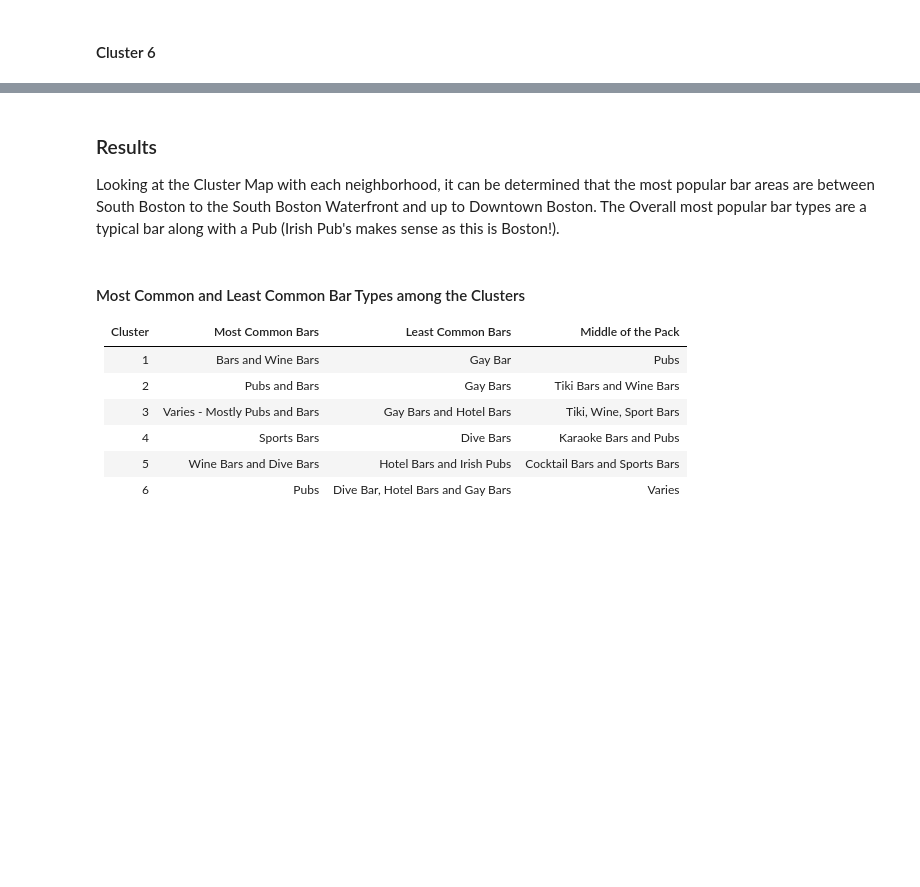
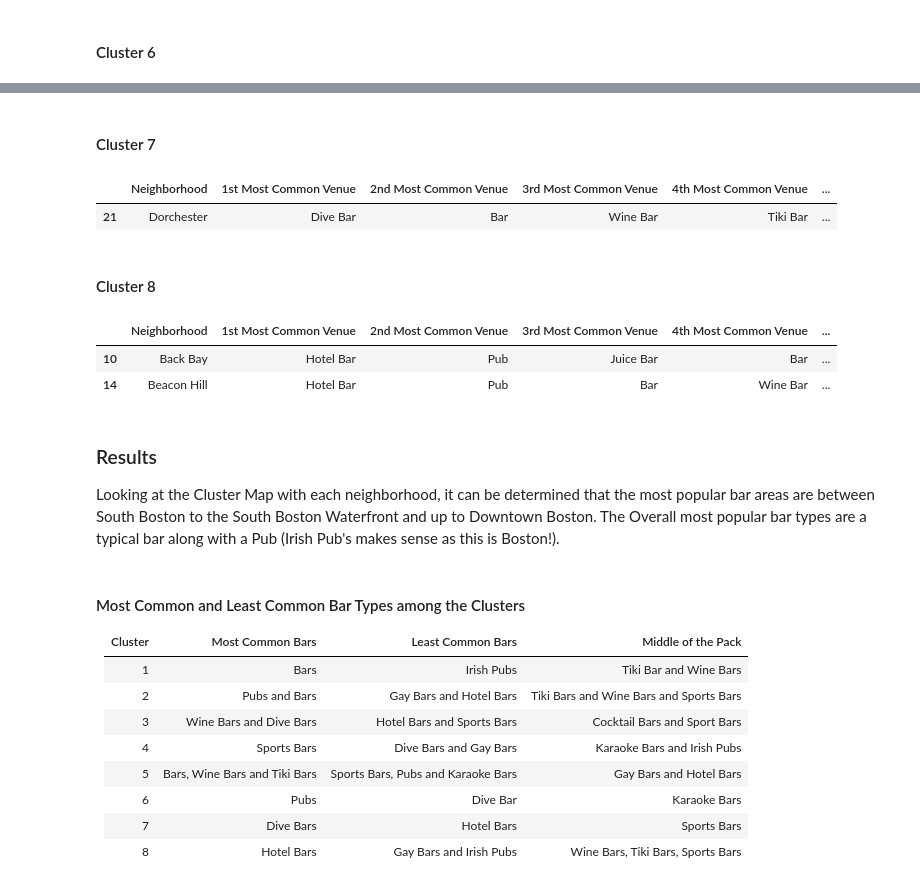
Before and after one commit to Ozzy878/Coursera_Capstone, a Jupyter notebook: Battle of the Neighborhoods/IBM_Final_CapstoneProject.ipynb, the cells around one changed output, grey strips where cells are left out. Drawn from its saved outputs; the diff is of its cells as text; code cells hidden in the pictures; blank space fills up the shorter version.

```diff
--- a/Battle of the Neighborhoods/IBM_Final_CapstoneProject.ipynb
+++ b/Battle of the Neighborhoods/IBM_Final_CapstoneProject.ipynb
@@ -768,3 +766,22 @@ cl6
+# %% [markdown]
+#### Cluster 7
+# %%
+cl7 = boston_merged.loc[boston_merged['Bars and Pubs']
+                        == 6, boston_merged.columns[[0] + list(range(5, boston_merged.shape[1]))]]
+cl7
+# %% [output]
+|  | Neighborhood | 1st Most Common Venue | 2nd Most Common Venue | 3rd Most Common Venue | 4th Most Common Venue | ... |
+| 21 | Dorchester | Dive Bar | Bar | Wine Bar | Tiki Bar | ... |
+# %% [markdown]
+#### Cluster 8
+# %%
+cl8 = boston_merged.loc[boston_merged['Bars and Pubs']
+                        == 7, boston_merged.columns[[0] + list(range(5, boston_merged.shape[1]))]]
+cl8
+# %% [output]
+|  | Neighborhood | 1st Most Common Venue | 2nd Most Common Venue | 3rd Most Common Venue | 4th Most Common Venue | ... |
+| 10 | Back Bay | Hotel Bar | Pub | Juice Bar | Bar | ... |
+| 14 | Beacon Hill | Hotel Bar | Pub | Bar | Wine Bar | ... |
 # %% [markdown]
 ### Results
 
@@ -786,39 +803,51 @@ are a typical bar along with a Pub (Irish Pub's makes sense as this is Boston!).
 <tbody>
 <tr>
 <td>1</td>
-<td>Bars and Wine Bars</td>
-<td>Gay Bar</td>
-<td>Pubs</td>
+<td>Bars</td>
+<td>Irish Pubs</td>
+<td>Tiki Bar and Wine Bars</td>
 </tr>
 <tr>
 <td>2</td>
 <td>Pubs and Bars</td>
-<td>Gay Bars</td>
-<td>Tiki Bars and Wine Bars</td>
+<td>Gay Bars and Hotel Bars</td>
+<td>Tiki Bars and Wine Bars and Sports Bars</td>
 </tr>
 <tr>
 <td>3</td>
-<td>Varies - Mostly Pubs and Bars</td>
-<td>Gay Bars and Hotel Bars</td>
-<td>Tiki, Wine, Sport Bars</td>
+<td>Wine Bars and Dive Bars</td>
+<td>Hotel Bars and Sports Bars</td>
+<td>Cocktail Bars and Sport Bars</td>
 </tr>
 <tr>
 <td>4</td>
 <td>Sports Bars</td>
-<td>Dive Bars</td>
-<td>Karaoke Bars and Pubs</td>
+<td>Dive Bars and Gay Bars</td>
+<td>Karaoke Bars and Irish Pubs</td>
 </tr>
 <tr>
 <td>5</td>
-<td>Wine Bars and Dive Bars</td>
-<td>Hotel Bars and Irish Pubs</td>
-<td>Cocktail Bars and Sports Bars</td>
+<td>Bars, Wine Bars and Tiki Bars</td>
+<td>Sports Bars, Pubs and Karaoke Bars</td>
+<td>Gay Bars and Hotel Bars</td>
 </tr>
 <tr>
 <td>6</td>
 <td>Pubs</td>
-<td>Dive Bar, Hotel Bars and Gay Bars</td>
-<td>Varies</td>
+<td>Dive Bar</td>
+<td>Karaoke Bars</td>
+</tr>
+<tr>
+<td>7</td>
+<td>Dive Bars</td>
+<td>Hotel Bars</td>
+<td>Sports Bars</td>
+</tr>
+<tr>
+<td>8</td>
+<td>Hotel Bars</td>
+<td>Gay Bars and Irish Pubs</td>
+<td>Wine Bars, Tiki Bars, Sports Bars</td>
 </tr>
 </tbody>
 </table>
```
Also changed, not shown: parts of 20 cells of this notebook, 1 other file.
